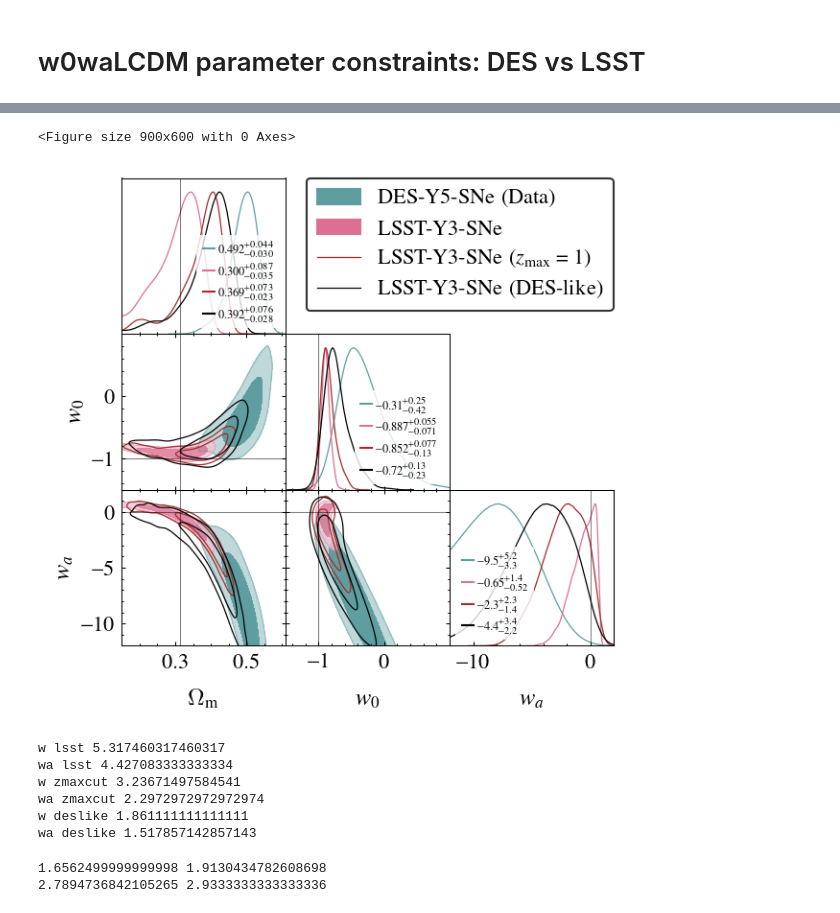
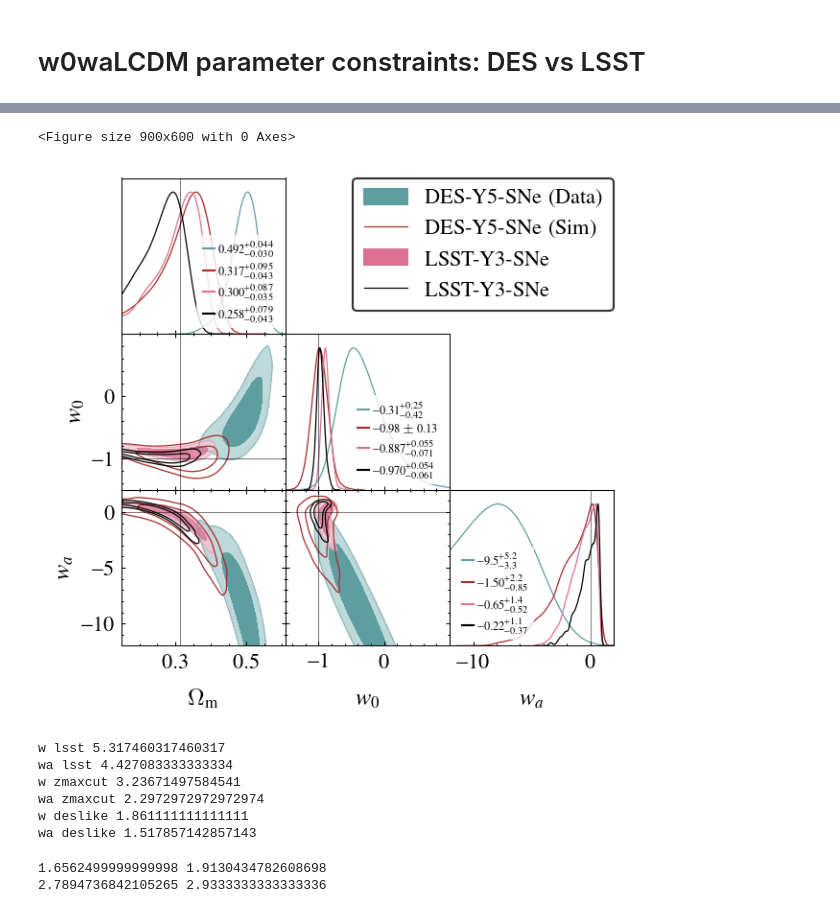
Before and after one commit to sriniraghunathan/CMB_BAO_SNe_likelihoods, a Jupyter notebook: analyse_chains_for_paper.ipynb, the cells around one changed output, grey strips where cells are left out. Drawn from its saved outputs; the diff is of its cells as text; code cells hidden in the pictures.

Commit message:
plots

```diff
--- a/analyse_chains_for_paper.ipynb
+++ b/analyse_chains_for_paper.ipynb
@@ -306,16 +306,18 @@ if (1): #check multiple LSST datasets
 
     other_mcmc_fd = 'chains/for_paper/'
     chain_fdlist.extend(['%s/lssty3_sne_mock-%s' %(other_mcmc_fd, which_cosmo)])
+    chain_fdlist.extend(['%s/lssty3_moddatavector_sim1-%s' %(other_mcmc_fd, which_cosmo)])
+    chain_fdlist.extend(['%s/desy5_moddatavector_sim0-%s' %(other_mcmc_fd, which_cosmo)])
     chain_fdlist.extend(['%s/lssty3_zmax1_sim1-%s' %(other_mcmc_fd, which_cosmo)])
     chain_fdlist.extend(['%s/lssty3_samplebasedonzfromdes_rsval1_sim1-%s' %(other_mcmc_fd, which_cosmo)])
-    chain_fdlist.extend(['%s/lssty3_samplebasedonzfromdes_rsval2_sim1-%s' %(other_mcmc_fd, which_cosmo)])
-    chain_fdlist.extend(['%s/lssty3_samplebasedonzfromdes_rsval3_sim1-%s' %(other_mcmc_fd, which_cosmo)])
-    chain_fdlist.extend(['%s/lssty3_samplebasedonzfromdes_rsval4_sim1-%s' %(other_mcmc_fd, which_cosmo)])
-    chain_fdlist.extend(['%s/lssty3_samplebasedonzfromdes_rsval5_sim1-%s' %(other_mcmc_fd, which_cosmo)])
-    chain_fdlist.extend(['%s/lssty3_sim2-%s' %(other_mcmc_fd, which_cosmo)])
-    chain_fdlist.extend(['%s/lssty3_sim3-%s' %(other_mcmc_fd, which_cosmo)])
-    chain_fdlist.extend(['%s/lssty3_sim4-%s' %(other_mcmc_fd, which_cosmo)])
-    chain_fdlist.extend(['%s/lssty3_sim5-%s' %(other_mcmc_fd, which_cosmo)])
+#     chain_fdlist.extend(['%s/lssty3_samplebasedonzfromdes_rsval2_sim1-%s' %(other_mcmc_fd, which_cosmo)])
+#     chain_fdlist.extend(['%s/lssty3_samplebasedonzfromdes_rsval3_sim1-%s' %(other_mcmc_fd, which_cosmo)])
+#     chain_fdlist.extend(['%s/lssty3_samplebasedonzfromdes_rsval4_sim1-%s' %(other_mcmc_fd, which_cosmo)])
+#     chain_fdlist.extend(['%s/lssty3_samplebasedonzfromdes_rsval5_sim1-%s' %(other_mcmc_fd, which_cosmo)])
+#     chain_fdlist.extend(['%s/lssty3_sim2-%s' %(other_mcmc_fd, which_cosmo)])
+#     chain_fdlist.extend(['%s/lssty3_sim3-%s' %(other_mcmc_fd, which_cosmo)])
+#     chain_fdlist.extend(['%s/lssty3_sim4-%s' %(other_mcmc_fd, which_cosmo)])
+#     chain_fdlist.extend(['%s/lssty3_sim5-%s' %(other_mcmc_fd, which_cosmo)])
 
 
     print('Total chains to analyse = %s\n' %(len(chain_fdlist)))
@@ -336,22 +338,49 @@ if (1): #check multiple LSST datasets
         print( chainname, curr_samples.samples.shape )
 
 
-chains_to_plot = [
-                  'desy5sne_%s' %(which_cosmo),
-                  #'lssty3snesim1_%s' %(which_cosmo),
-                  'lssty3_sne_mock-%s' %(which_cosmo),
-                  'lssty3_zmax1_sim1-%s' %(which_cosmo),
-                  'lssty3_samplebasedonzfromdes_rsval1_sim1-%s' %(which_cosmo),
-                  'lssty3_samplebasedonzfromdes_rsval2_sim1-%s' %(which_cosmo),
-                  'lssty3_samplebasedonzfromdes_rsval3_sim1-%s' %(which_cosmo),
-                  'lssty3_samplebasedonzfromdes_rsval4_sim1-%s' %(which_cosmo),
-                  'lssty3_samplebasedonzfromdes_rsval5_sim1-%s' %(which_cosmo),
+if (1):
+    chains_to_plot = [
+                      'desy5sne_%s' %(which_cosmo),
+                      'desy5_moddatavector_sim0-%s' %(which_cosmo),
+                      'lssty3_sne_mock-%s' %(which_cosmo),
+                      'lssty3_moddatavector_sim1-%s' %(which_cosmo),
+    ]
+    color_arr = ['cadetblue', 'brown', 'palevioletred', 'black']
+    filled_arr = [True, False, True, False]
 
-]
-color_arr = ['cadetblue', 'palevioletred', 'black', 'navy', 'royalblue', 'green', 'orangered', 'darkred']
-filled_arr = [True, True, True, False, False, False, False, False]
+if (0):
+    chains_to_plot = [
+                      'desy5sne_%s' %(which_cosmo),
+                      #'lssty3snesim1_%s' %(which_cosmo),
+                      'lssty3_sne_mock-%s' %(which_cosmo),
+                      'lssty3_zmax1_sim1-%s' %(which_cosmo),
+                      'lssty3_samplebasedonzfromdes_rsval1_sim1-%s' %(which_cosmo),
+                      'lssty3_samplebasedonzfromdes_rsval2_sim1-%s' %(which_cosmo),
+                      'lssty3_samplebasedonzfromdes_rsval3_sim1-%s' %(which_cosmo),
+                      'lssty3_samplebasedonzfromdes_rsval4_sim1-%s' %(which_cosmo),
+                      'lssty3_samplebasedonzfromdes_rsval5_sim1-%s' %(which_cosmo),
 
-if (1):
+    ]
+    color_arr = ['cadetblue', 'palevioletred', 'black', 'navy', 'royalblue', 'green', 'orangered', 'darkred']
+    filled_arr = [True, True, True, False, False, False, False, False]
+
+if (0):
+    chains_to_plot = [
+                      'desy5sne_%s' %(which_cosmo),
+                      #'lssty3snesim1_%s' %(which_cosmo),
+                      'lssty3_sne_mock-%s' %(which_cosmo),
+                      'lssty3_zmax1_sim1-%s' %(which_cosmo),
+                      'lssty3_samplebasedonzfromdes_rsval1_sim1-%s' %(which_cosmo),
+                      'lssty3_samplebasedonzfromdes_rsval2_sim1-%s' %(which_cosmo),
+                      'lssty3_samplebasedonzfromdes_rsval3_sim1-%s' %(which_cosmo),
+                      'lssty3_samplebasedonzfromdes_rsval4_sim1-%s' %(which_cosmo),
+                      'lssty3_samplebasedonzfromdes_rsval5_sim1-%s' %(which_cosmo),
+
+    ]
+    color_arr = ['cadetblue', 'palevioletred', 'black', 'navy', 'royalblue', 'green', 'orangered', 'darkred']
+    filled_arr = [True, True, True, False, False, False, False, False]
+
+if (0):
     chains_to_plot = [
                       'desy5sne_%s' %(which_cosmo),
                       'lssty3_sne_mock-%s' %(which_cosmo),
@@ -489,5 +516,5 @@ dict_keys(['desy5sne_w0walcdm', 'lssty3_sne_mock-w0walcdm', 'lssty3_zmax1_sim1-w
 <Figure size 900x600 with 0 Axes>
-[figure, old version]
+[figure, new version]
 w lsst 5.317460317460317
 wa lsst 4.427083333333334
 w zmaxcut 3.23671497584541
```
Also changed, not shown: parts of 1 cell of this notebook.
